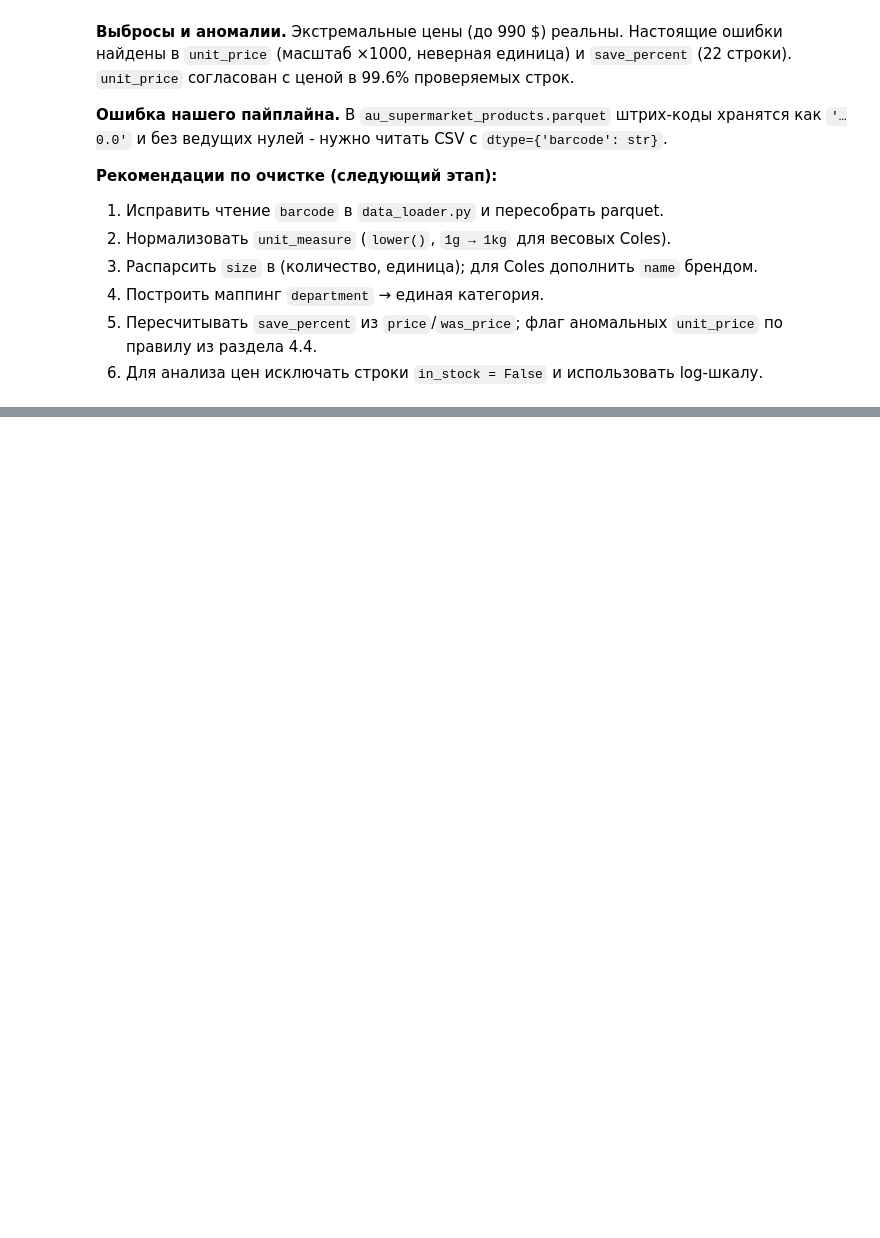
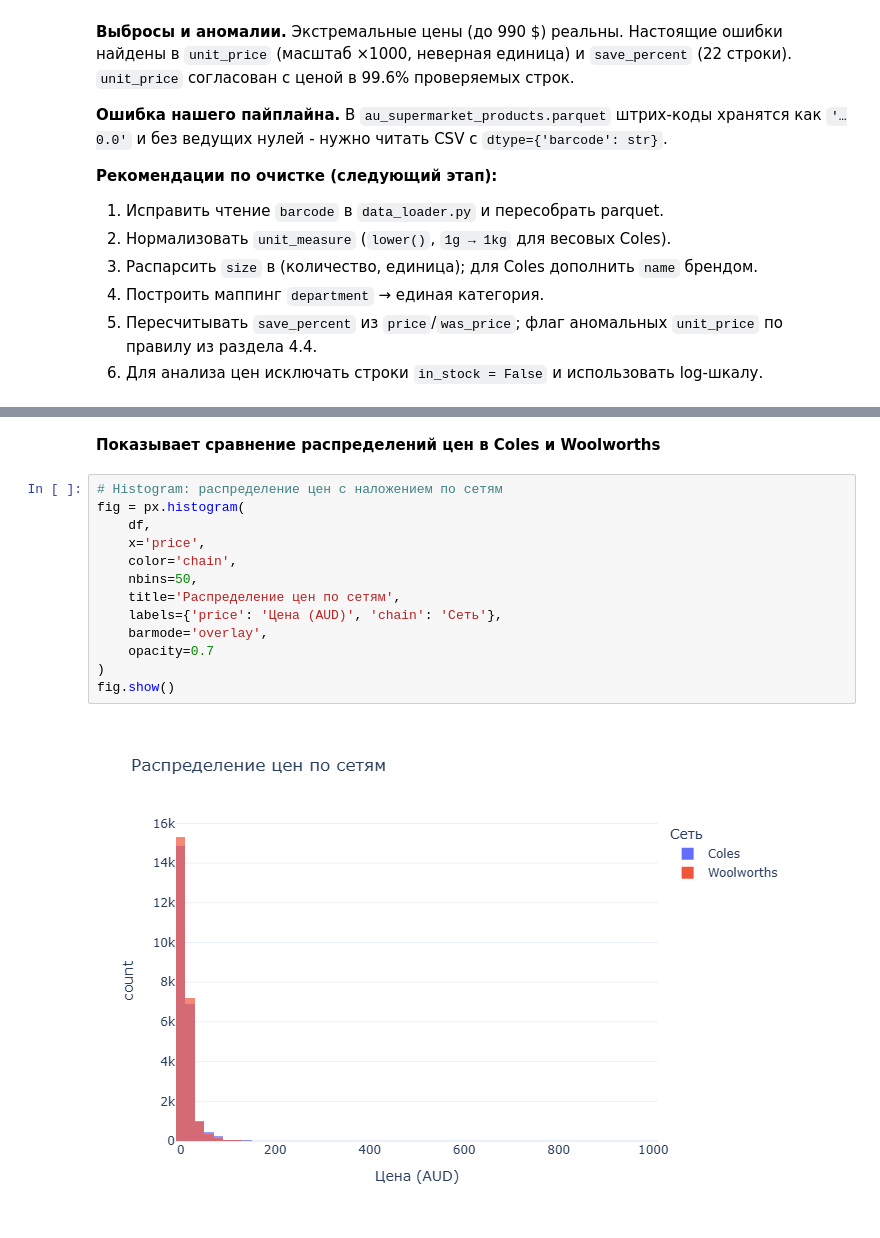
Before and after one commit to Leyla-zak/ZakirovaL_data_enj, a Jupyter notebook: notebooks/EDA.ipynb, the cells around one changed output, grey strips where cells are left out. Saved outputs shown, nothing was run; the diff lists cells and outputs as text; blank space fills up the shorter version.

```diff
--- a/notebooks/EDA.ipynb
+++ b/notebooks/EDA.ipynb
@@ -875,0 +956,17 @@ summary.to_frame('значение')
+# %% [markdown]
+**Показывает сравнение распределений цен в Coles и Woolworths**
+# %%
+# Histogram: распределение цен с наложением по сетям
+fig = px.histogram(
+    df,
+    x='price',
+    color='chain',
+    nbins=50,
+    title='Распределение цен по сетям',
+    labels={'price': 'Цена (AUD)', 'chain': 'Сеть'},
+    barmode='overlay',
+    opacity=0.7
+)
+fig.show()
+# %% [output]
+[figure, added]
```
Also changed, not shown: parts of 15 cells of this notebook, 1 other file.
